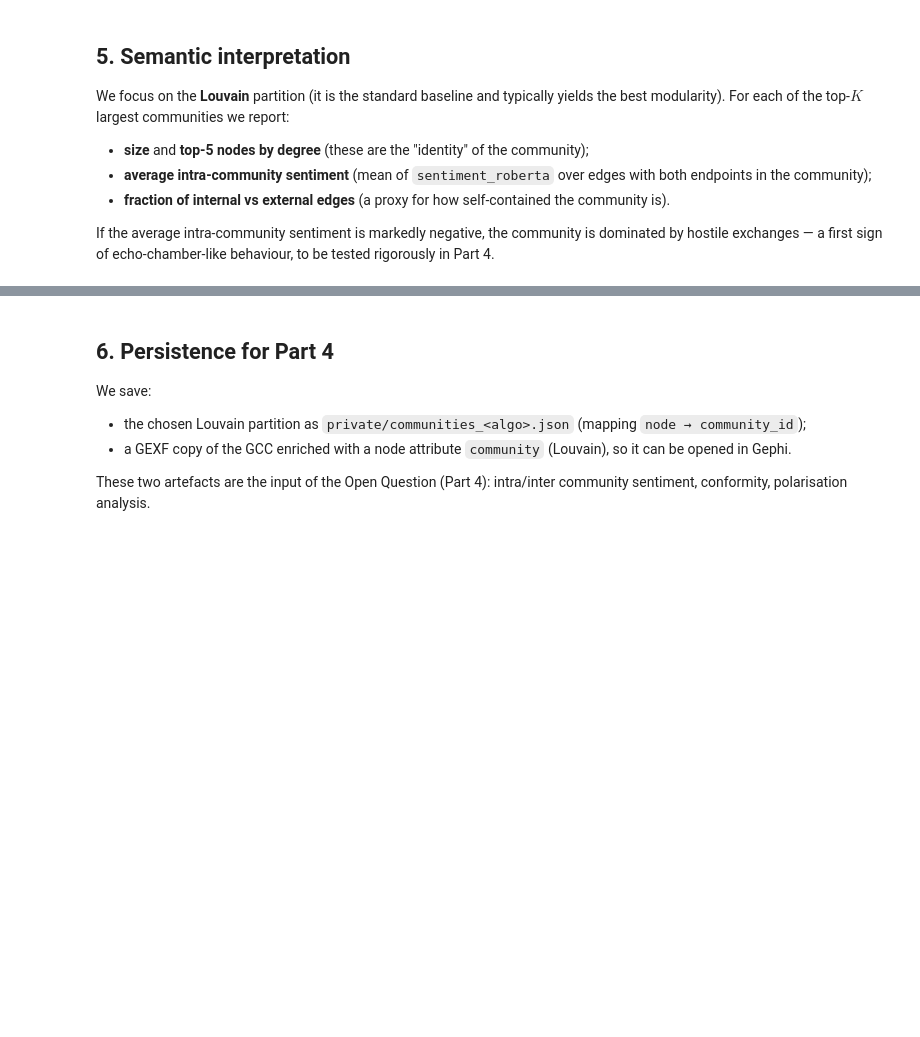
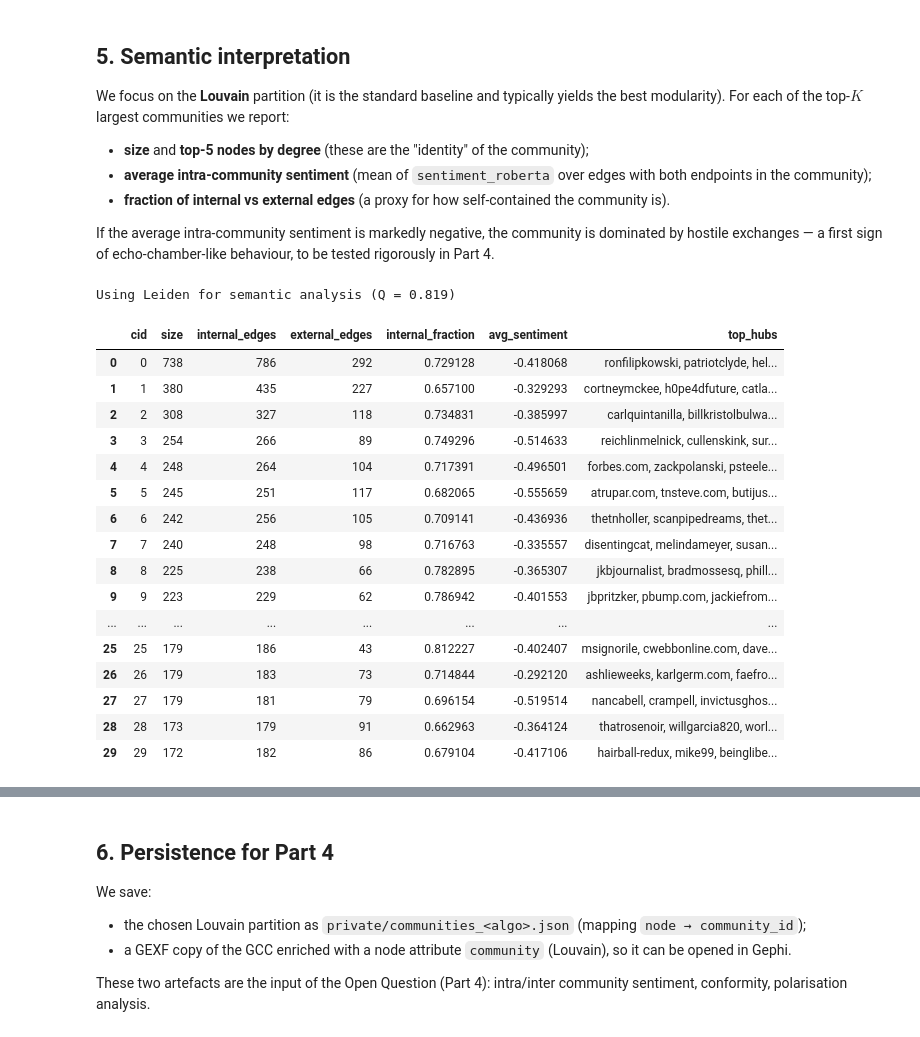
Before and after one commit to savato0/2026_puccio_cascone, a Jupyter notebook: community_detection.ipynb, the cells around one changed output, grey strips where cells are left out. Saved outputs shown, nothing was run; the diff lists cells and outputs as text; code cells hidden in the pictures; blank space fills up the shorter version.

```diff
--- a/community_detection.ipynb
+++ b/community_detection.ipynb
@@ -49,7 +51,7 @@ G_dir = nx.read_gexf(INPUT_FILE)
 # %%
-# Build undirected, simple graph; keep per-edge sentiment in a side-dict for later use.
-edge_sentiment = {}  # (u, v) -> mean sentiment_roberta, undirected key (sorted tuple)
-edge_weight = {}     # (u, v) -> number of underlying directed interactions
+# Build undirected, simple graph; preserve edge sentiment/interaction metadata.
+edge_sentiment_sum = defaultdict(float)
+edge_weight = defaultdict(int)
 
 G = nx.Graph()
 G.add_nodes_from(G_dir.nodes(data=True))
@@ -58,17 +60,36 @@ for u, v, data in G_dir.edges(data=True):
         continue
     key = tuple(sorted((u, v)))
     s = float(data.get('sentiment_roberta', 0.0))
-    w = int(data.get('weight', 1))
-    if key in edge_sentiment:
-        # Average if both directions exist
-        edge_sentiment[key] = (edge_sentiment[key] + s) / 2
-        edge_weight[key] += w
-    else:
-        edge_sentiment[key] = s
-        edge_weight[key] = w
-    G.add_edge(u, v)
+    w = int(data.get('interaction_weight', data.get('weight', 1)))
+    edge_sentiment_sum[key] += s * w
+    edge_weight[key] += w
+
+for (u, v), w in edge_weight.items():
+    G.add_edge(
+        u,
+        v,
+        sentiment_roberta=edge_sentiment_sum[(u, v)] / w,
+        interaction_weight=w,
+    )
+
+edge_sentiment = {
+    key: edge_sentiment_sum[key] / edge_weight[key]
+    for key in edge_sentiment_sum
+}
 
 # Restrict to GCC
 gcc_nodes = max(nx.connected_components(G), key=len)
 G = G.subgraph(gcc_nodes).copy()
+
+edge_sentiment = {
+    key: value
+    for key, value in edge_sentiment.items()
+    if G.has_edge(*key)
+}
+edge_weight = {
+    key: edge_weight[key]
+    for key in edge_sentiment
+}
+
 print(f'GCC: N={G.number_of_nodes()}, M={G.number_of_edges()}')
+print(f'Edges with sentiment: {len(edge_sentiment)} / {G.number_of_edges()}')
@@ -202,37 +262,56 @@ for cid, members in enumerate(best_com.communities):
     for n in members:
         node2com[n] = cid
 
-TOP_K = 8
+TOP_K = 30
 communities_sorted = sorted(enumerate(best_com.communities), key=lambda x: -len(x[1]))[:TOP_K]
 
 deg = dict(G.degree())
 summary_rows = []
 for cid, members in communities_sorted:
     members_set = set(members)
     # internal edges + sentiment aggregation
     internal, external = 0, 0
     sentiments = []
     for u, v in G.edges(members_set):
         if v in members_set and u in members_set:
             internal += 1
             key = tuple(sorted((u, v)))
             if key in edge_sentiment:
                 sentiments.append(edge_sentiment[key])
         else:
             external += 1
     top_nodes = sorted(members_set, key=lambda n: -deg.get(n, 0))[:5]
     summary_rows.append({
         'cid': cid,
         'size': len(members),
         'internal_edges': internal,
         'external_edges': external,
         'internal_fraction': internal / max(internal + external, 1),
         'avg_sentiment': float(np.mean(sentiments)) if sentiments else float('nan'),
         'top_hubs': ', '.join(top_nodes),
     })
 
 summary_df = pd.DataFrame(summary_rows)
 summary_df
+# %% [output]
+Using Leiden for semantic analysis (Q = 0.819)
+|  | cid | size | internal_edges | external_edges | internal_fraction | avg_sentiment | top_hubs |
+| 0 | 0 | 738 | 786 | 292 | 0.729128 | -0.418068 | ronfilipkowski, patriotclyde, hel... |
+| 1 | 1 | 380 | 435 | 227 | 0.657100 | -0.329293 | cortneymckee, h0pe4dfuture, catla... |
+| 2 | 2 | 308 | 327 | 118 | 0.734831 | -0.385997 | carlquintanilla, billkristolbulwa... |
+| 3 | 3 | 254 | 266 | 89 | 0.749296 | -0.514633 | reichlinmelnick, cullenskink, sur... |
+| 4 | 4 | 248 | 264 | 104 | 0.717391 | -0.496501 | forbes.com, zackpolanski, psteele... |
+| 5 | 5 | 245 | 251 | 117 | 0.682065 | -0.555659 | atrupar.com, tnsteve.com, butijus... |
+| 6 | 6 | 242 | 256 | 105 | 0.709141 | -0.436936 | thetnholler, scanpipedreams, thet... |
+| 7 | 7 | 240 | 248 | 98 | 0.716763 | -0.335557 | disentingcat, melindameyer, susan... |
+| 8 | 8 | 225 | 238 | 66 | 0.782895 | -0.365307 | jkbjournalist, bradmossesq, phill... |
+| 9 | 9 | 223 | 229 | 62 | 0.786942 | -0.401553 | jbpritzker, pbump.com, jackiefrom... |
+| ... | ... | ... | ... | ... | ... | ... | ... |
+| 25 | 25 | 179 | 186 | 43 | 0.812227 | -0.402407 | msignorile, cwebbonline.com, dave... |
+| 26 | 26 | 179 | 183 | 73 | 0.714844 | -0.292120 | ashlieweeks, karlgerm.com, faefro... |
+| 27 | 27 | 179 | 181 | 79 | 0.696154 | -0.519514 | nancabell, crampell, invictusghos... |
+| 28 | 28 | 173 | 179 | 91 | 0.662963 | -0.364124 | thatrosenoir, willgarcia820, worl... |
+| 29 | 29 | 172 | 182 | 86 | 0.679104 | -0.417106 | hairball-redux, mike99, beinglibe... |
 # %%
 # Distribution of intra-community sentiment across ALL communities of the chosen partition
 all_intra_sent = []
```
Also changed, not shown: parts of 9 cells of this notebook, 17 other files.
